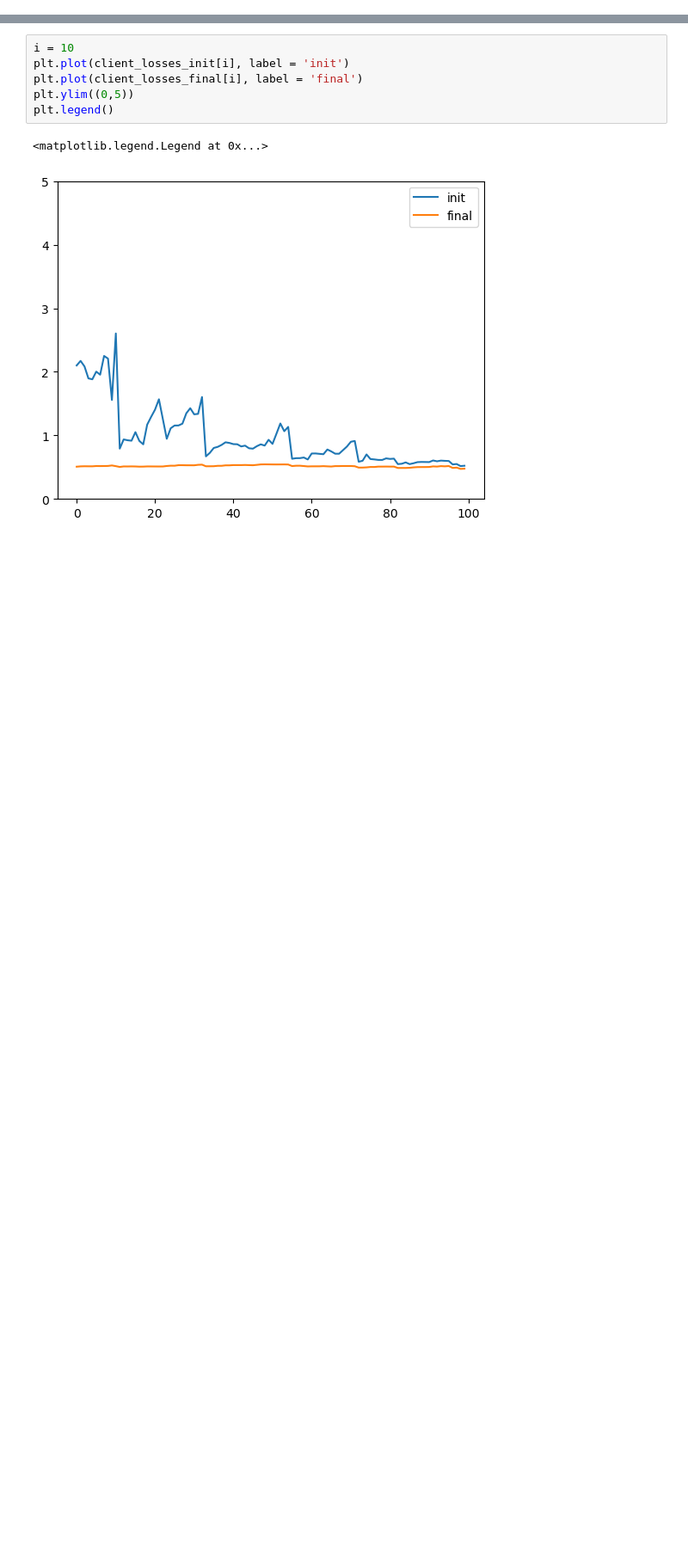
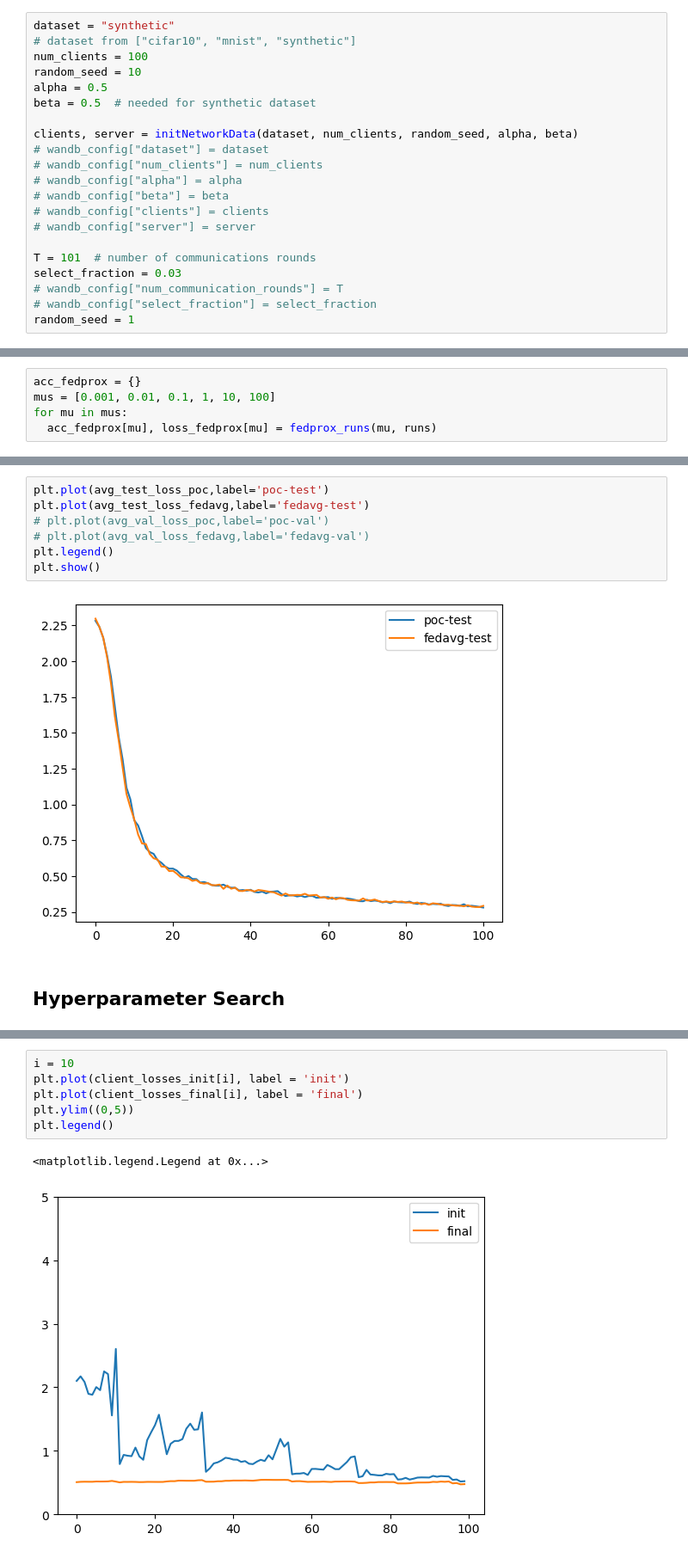
Before and after one commit to pringlesinghal/GreedyFed, a Jupyter notebook: dropout_experiments.ipynb, the cells around one changed output, grey strips where cells are left out. Shown at 86% size. Saved outputs shown, nothing was run; the diff lists cells and outputs as text; blank space fills up the shorter version.

```diff
--- a/dropout_experiments.ipynb
+++ b/dropout_experiments.ipynb
@@ -1526,0 +1699,21 @@ def fedprox_runs(mu, runs):
+# %%
+dataset = "synthetic"
+# dataset from ["cifar10", "mnist", "synthetic"]
+num_clients = 100
+random_seed = 10
+alpha = 0.5
+beta = 0.5  # needed for synthetic dataset
+
+clients, server = initNetworkData(dataset, num_clients, random_seed, alpha, beta)
+# wandb_config["dataset"] = dataset
+# wandb_config["num_clients"] = num_clients
+# wandb_config["alpha"] = alpha
+# wandb_config["beta"] = beta
+# wandb_config["clients"] = clients
+# wandb_config["server"] = server
+
+T = 101  # number of communications rounds
+select_fraction = 0.03
+# wandb_config["num_communication_rounds"] = T
+# wandb_config["select_fraction"] = select_fraction
+random_seed = 1
@@ -1526,0 +1725,5 @@ def fedprox_runs(mu, runs):
+# %%
+acc_fedprox = {}
+mus = [0.001, 0.01, 0.1, 1, 10, 100]
+for mu in mus:
+  acc_fedprox[mu], loss_fedprox[mu] = fedprox_runs(mu, runs)
@@ -1526,0 +1854,11 @@ def fedprox_runs(mu, runs):
+# %%
+plt.plot(avg_test_loss_poc,label='poc-test')
+plt.plot(avg_test_loss_fedavg,label='fedavg-test')
+# plt.plot(avg_val_loss_poc,label='poc-val')
+# plt.plot(avg_val_loss_fedavg,label='fedavg-val')
+plt.legend()
+plt.show()
+# %% [output]
+[figure, added]
+# %% [markdown]
+## Hyperparameter Search
```
Also changed, not shown: parts of 35 cells of this notebook, 1 other file.
